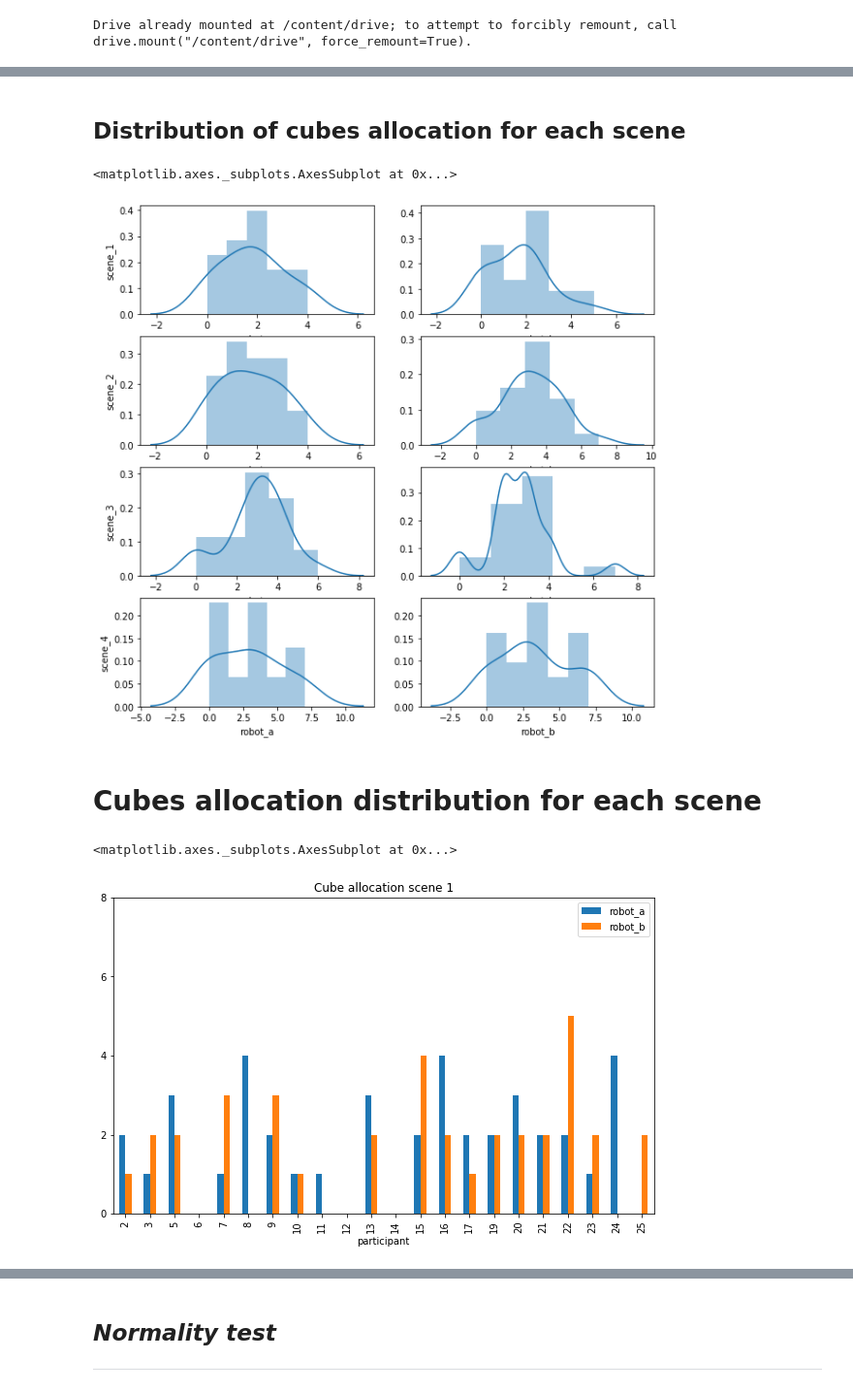
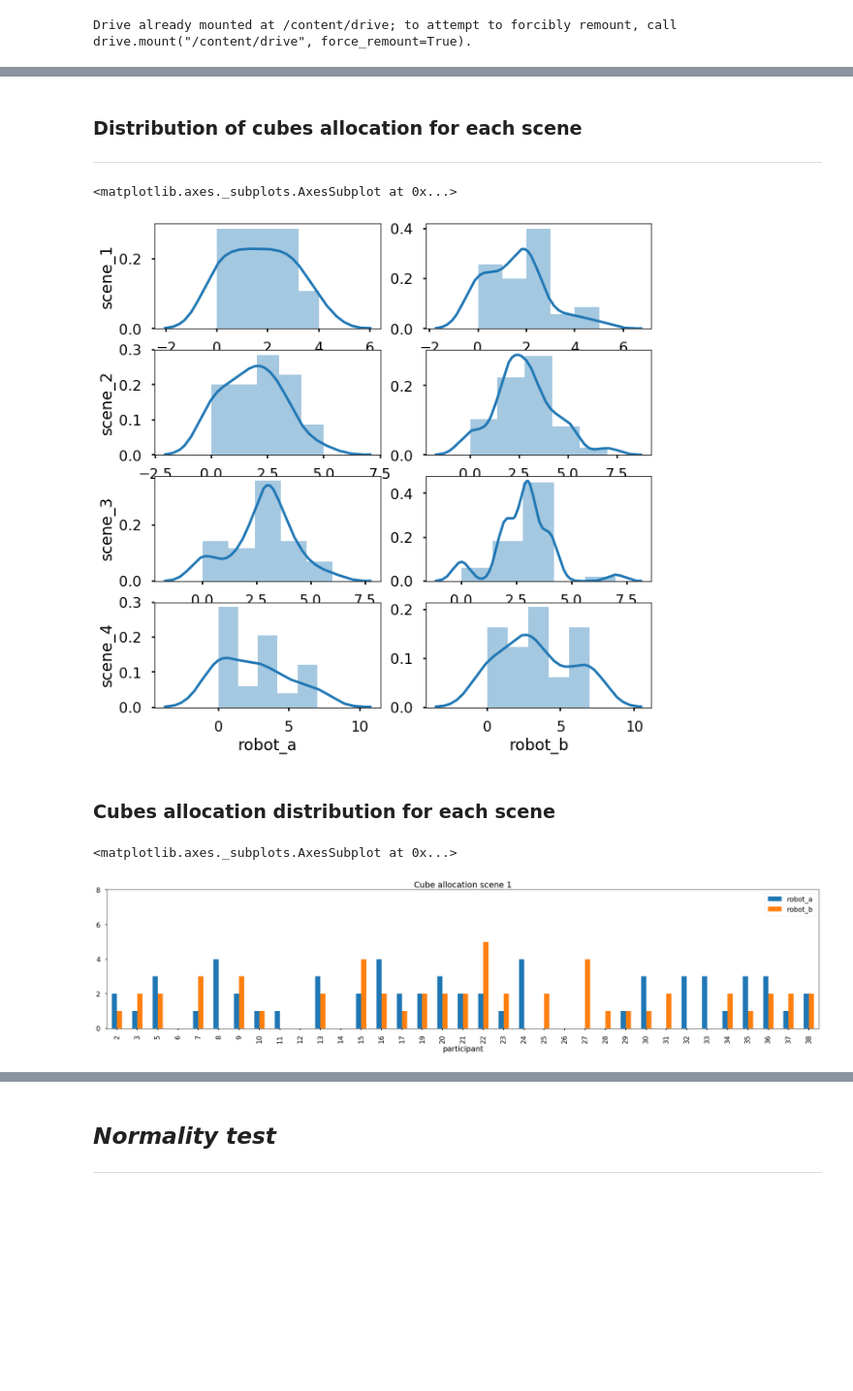
Before and after one commit to nilesh0109/PHRI_1920, a Jupyter notebook: evaluation/phri_eval.ipynb, the cells around one changed output, grey strips where cells are left out. Shown at 97% size. Drawn from its saved outputs; the diff is of its cells as text; code cells hidden in the pictures; blank space fills up the shorter version.

```diff
--- a/evaluation/phri_eval.ipynb
+++ b/evaluation/phri_eval.ipynb
@@ -10,7 +20,11 @@ import seaborn as sns
 import xml.etree.ElementTree as et
 import os
 import re
+from pathlib import Path
 from scipy import stats
+
+plt.style.use(['fast'])
+plt.style.use(['seaborn-poster'])
 # %%
 # Upload files from shared GDrive folder to Google Colab Workbook
 
@@ -49,22 +60,27 @@ dfs = []
 invalid_participant = [1,4,18]
 DATA_PATH='/content/drive/My Drive/Colab Notebooks/PHRIExpData/'
 
-for filename in os.listdir(DATA_PATH):
-    if filename.endswith(".csv"):
-        participant_id = int(re.search(r'\d+', filename).group())
-        if participant_id not in invalid_participant:
-            temp = pd.read_csv(DATA_PATH + filename)
-            temp["scene"] = temp["scene"].str[-1:]
-            temp["scene"] = temp["scene"].astype('int')
-            temp["participant"] = participant_id
-            nvc = "B"
-            if int(participant_id) % 2 == 0:
-                nvc = "A"
+for path in Path(DATA_PATH).rglob('participant_*.csv'):
+      participant_id = int(re.search(r'\d+', path.name).group())
+      if participant_id in invalid_participant:
+          continue
+      temp = pd.read_csv(path)
+      temp["scene"] = temp["scene"].str[-1:]
+      temp["scene"] = temp["scene"].astype('int')
+      temp["participant"] = participant_id
+      temp["NVC_A"] = False
+      temp["NVC_B"] = False
 
-            temp["NVC"] = nvc
-            dfs.append(temp)
+      if int(participant_id) % 2 == 0:
+          nvc = "A"
+          temp["NVC_A"] = True
+      else:
+          nvc = "B"
+          temp["NVC_B"] = True
+
+      temp["NVC"] = nvc
+      dfs.append(temp)
 
 
 raw_data = pd.concat(dfs, axis=0, ignore_index=True)
-# Only from scene 1 to 4
-filtered_data = raw_data[raw_data["scene"] > 0]
+raw_data.head()
@@ -92,5 +177,5 @@ cubes_per_participant_plot_data.plot(kind = 'bar', figsize=(25,10), title="The d
 # %% [markdown]
-**Distribution of cubes allocation for each scene**
+### **Distribution of cubes allocation for each scene**
 ---
 # %%
 df_scene_1 = raw_data[(raw_data["scene"] == 1)]
@@ -115,17 +200,17 @@ sns.distplot(df_scene_4["robot_a"], bins=5, ax=ax[3][0])
 sns.distplot(df_scene_4["robot_b"], bins=5, ax=ax[3][1])
 # %% [output]
 <matplotlib.axes._subplots.AxesSubplot at 0x...>
-[figure, old version]
+[figure, new version]
 # %% [markdown]
-# Cubes allocation distribution for each scene
+### Cubes allocation distribution for each scene
 # %%
 scene = 1
 temp = raw_data[raw_data["scene"] == scene]
 cubes_by_participant_scenes_1 = temp.groupby(["participant"]).sum()
-cubes_by_participant_scenes_1[["robot_a","robot_b"]].plot(kind = 'bar', yticks=range(0, 10, 2), figsize=(10,6), title="Cube allocation scene {}".format(scene))
+cubes_by_participant_scenes_1[["robot_a","robot_b"]].plot(kind = 'bar', yticks=range(0, 10, 2), figsize=(30,6), title="Cube allocation scene {}".format(scene))
 # %% [output]
 <matplotlib.axes._subplots.AxesSubplot at 0x...>
-[figure, old version]
+[figure, new version]
 # %%
 scene = 2
 temp = raw_data[raw_data["scene"] == scene]
```
Also changed, not shown: parts of 110 cells of this notebook.
